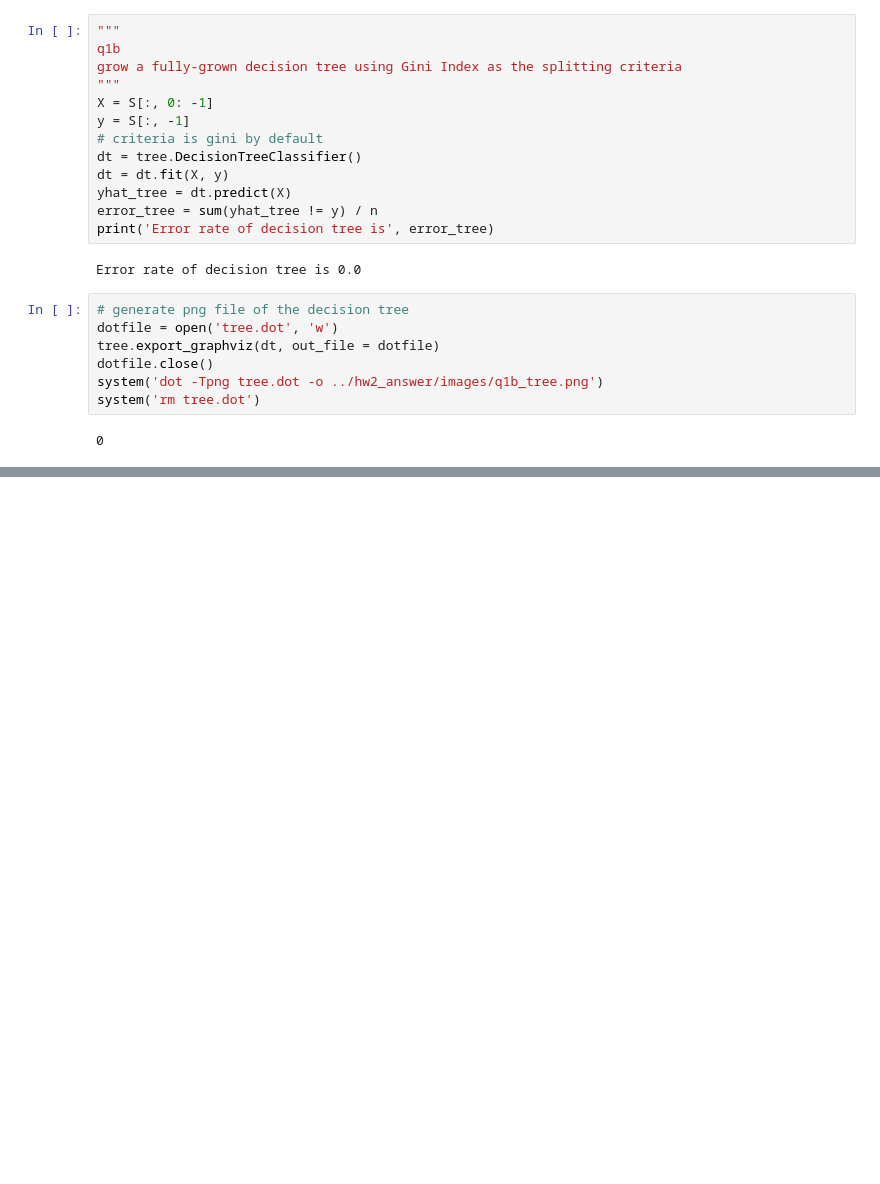
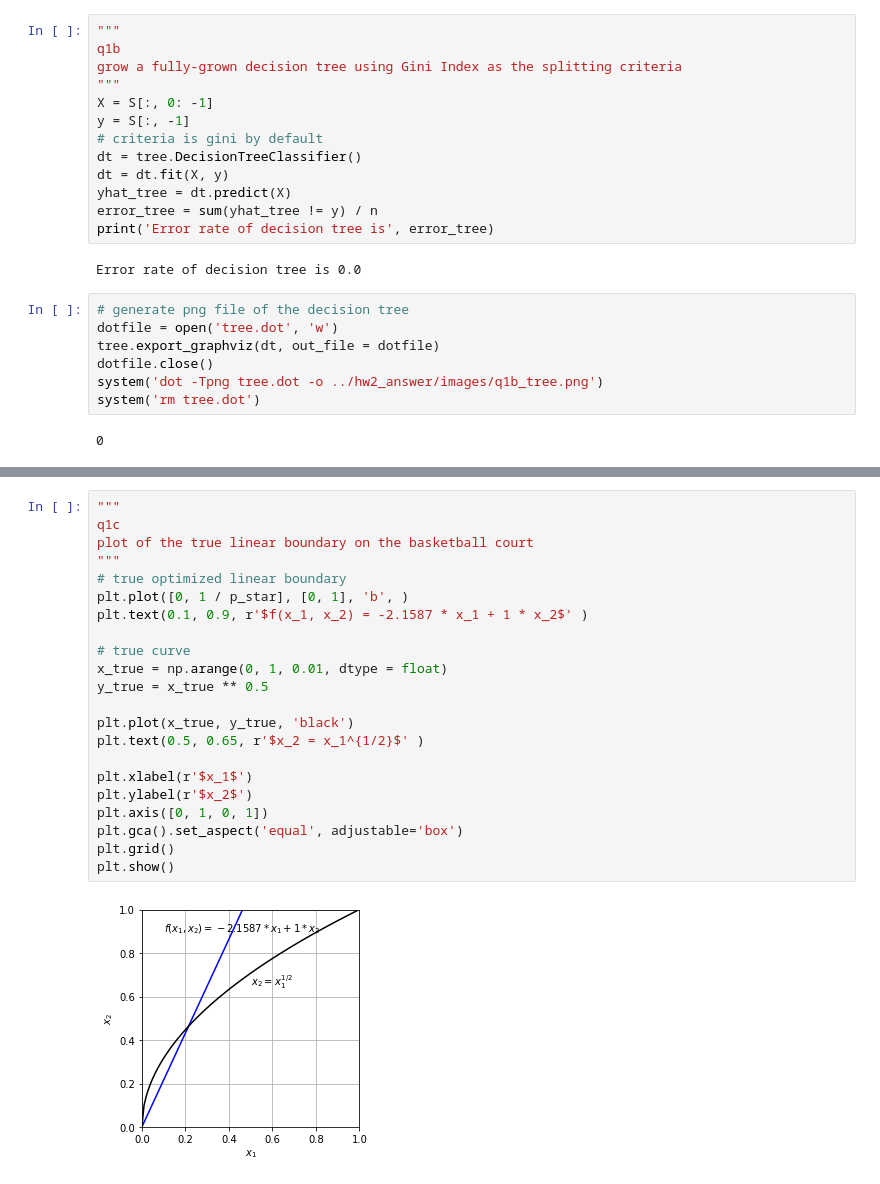
Before and after one commit to YilinGao/ML_assignments, a Jupyter notebook: hw2/hw2_code/q1.ipynb, the cells around one changed output, grey strips where cells are left out. Cells and saved outputs as stored; diff of their text form; blank space fills up the shorter version.

```diff
--- a/hw2/hw2_code/q1.ipynb
+++ b/hw2/hw2_code/q1.ipynb
@@ -206,0 +227,24 @@ plt.show()
+# %%
+"""
+q1c
+plot of the true linear boundary on the basketball court
+"""
+# true optimized linear boundary
+plt.plot([0, 1 / p_star], [0, 1], 'b', )
+plt.text(0.1, 0.9, r'$f(x_1, x_2) = -2.1587 * x_1 + 1 * x_2$' )
+
+# true curve
+x_true = np.arange(0, 1, 0.01, dtype = float)
+y_true = x_true ** 0.5
+
+plt.plot(x_true, y_true, 'black')
+plt.text(0.5, 0.65, r'$x_2 = x_1^{1/2}$' )
+
+plt.xlabel(r'$x_1$')
+plt.ylabel(r'$x_2$')
+plt.axis([0, 1, 0, 1])
+plt.gca().set_aspect('equal', adjustable='box')
+plt.grid()
+plt.show()
+# %% [output]
+[figure, added]
```
Also changed, not shown: parts of 9 cells of this notebook, 8 other files.
